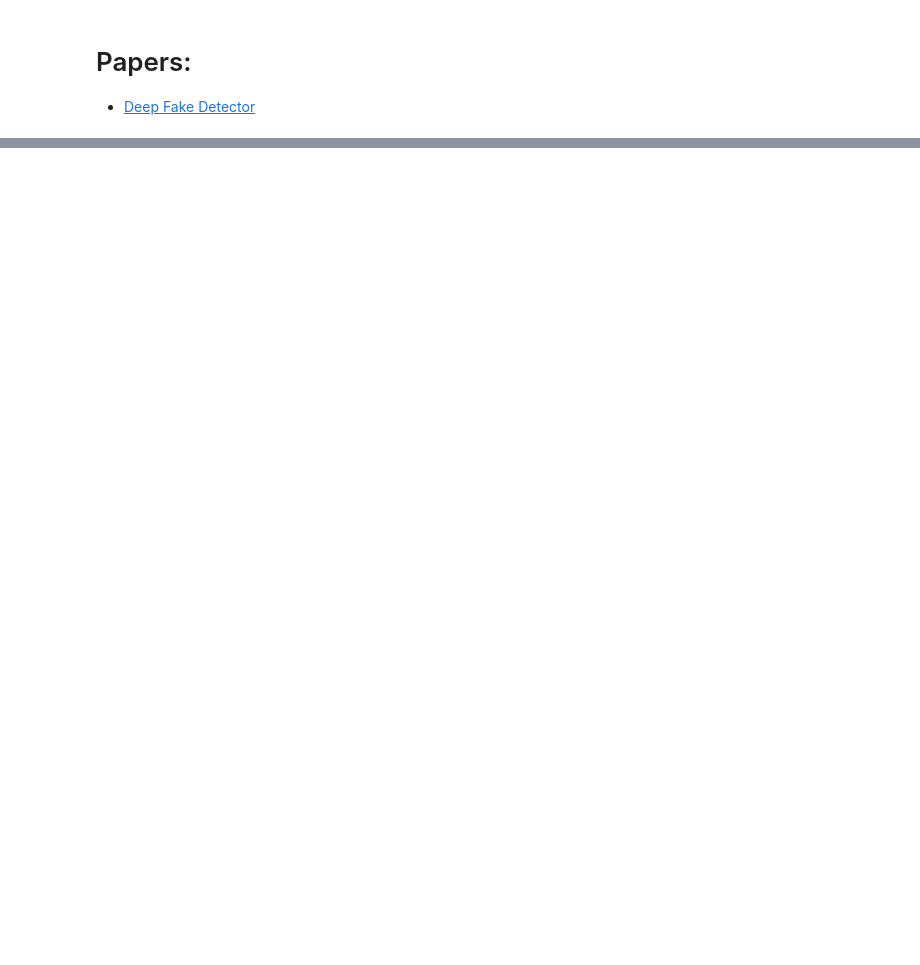
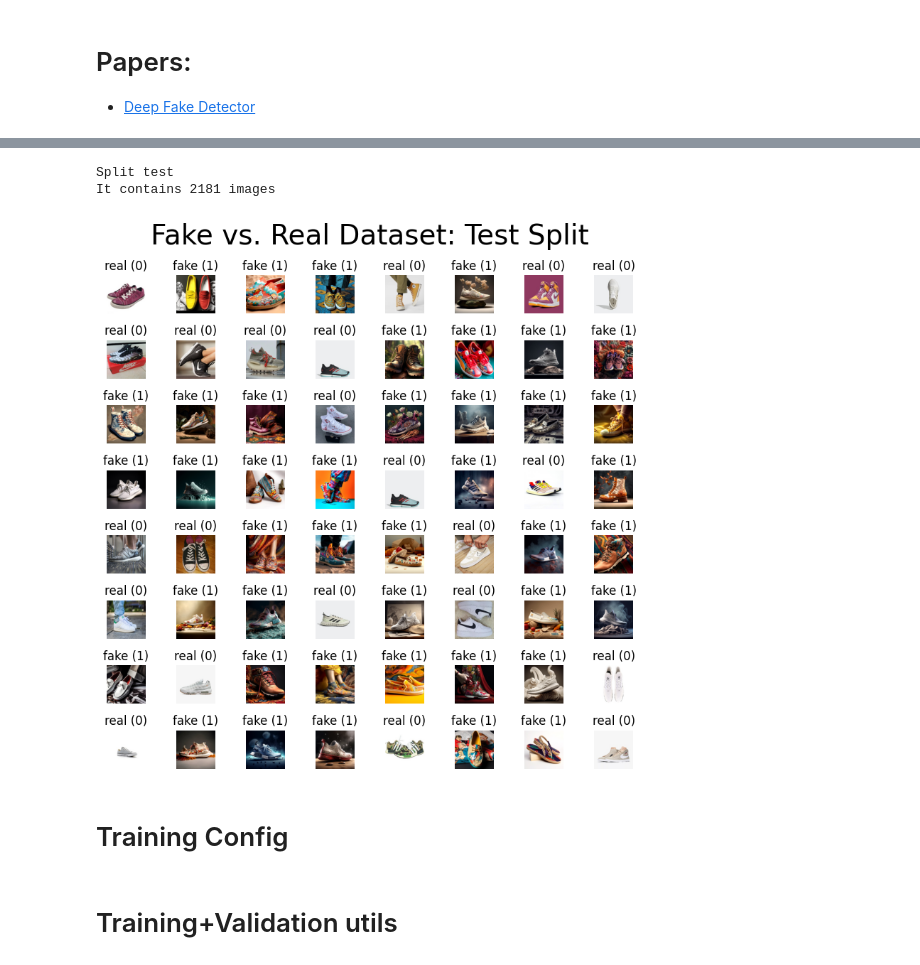
Before and after one commit to st235/HSE.SyntheticDetection, a Jupyter notebook: SyntheticsDetection.ipynb, the cells around one changed output, grey strips where cells are left out. Cells and saved outputs as stored; diff of their text form; code cells hidden in the pictures; blank space fills up the shorter version.

```diff
--- a/SyntheticsDetection.ipynb
+++ b/SyntheticsDetection.ipynb
@@ -93,0 +118,16 @@ plt.show()
+# %%
+dataset = DeepFakeDataset('./temp/dataset', split='test')
+indices = np.random.randint(0, len(dataset), 64)
+
+print(f'Split {dataset.split}')
+print(f'It contains {len(dataset)} images')
+
+plt_dataset(dataset, indices, title='Test Split')
+plt.tight_layout()
+plt.show()
+# %% [output]
+Split test
+It contains 2181 images
+[figure, added]
+# %% [markdown]
+# Training Config
@@ -93,0 +147,2 @@ plt.show()
+# %% [markdown]
+# Training+Validation utils
```
Also changed, not shown: parts of 14 cells of this notebook, 2 other files.
